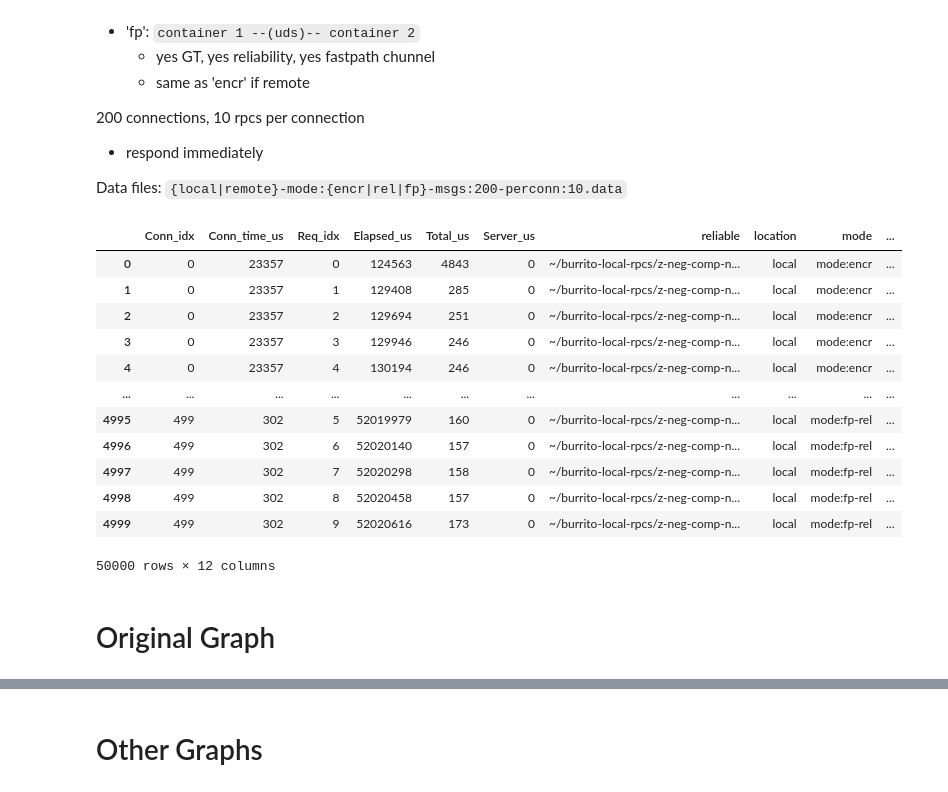
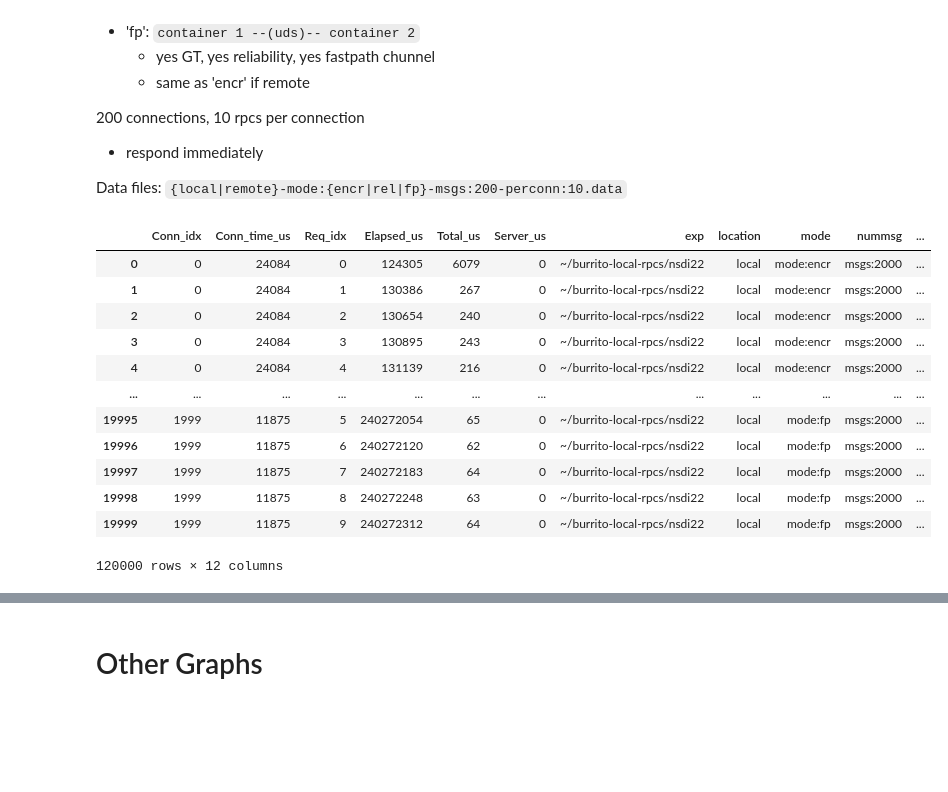
Before and after one commit to akshayknarayan/burrito, a Jupyter notebook: scripts/local-fastpath.ipynb, the cells around one changed output, grey strips where cells are left out. Saved outputs shown, nothing was run; the diff lists cells and outputs as text; code cells hidden in the pictures; blank space fills up the shorter version.

```diff
--- a/scripts/local-fastpath.ipynb
+++ b/scripts/local-fastpath.ipynb
@@ -55,52 +55,50 @@ import matplotlib.pylab as plt
 plt.rcParams['figure.dpi'] = 200
 # %%
 pos = ['local']
-mode = [f'mode:{m}' for m in ['encr', 'rel', 'rel-ux', 'fp', 'fp-rel']]
-msgs = ['msgs:500']
+mode = [f'mode:{m}' for m in ['encr', 'rel', 'fp']]
+msgs = ['msgs:2000']
 perconn = ['perconn:10']
 neg = [f'neg:{x}' for x in ['one', 'zero']]
-version = ['~/burrito-local-rpcs/z-neg-comp-notrace']
+version = ['~/burrito-local-rpcs/nsdi22']
 # %%
 df = None
 for d in version:
     for p in pos:
         for m in mode:
             for nummsg in msgs:
                 for pc in perconn:
                     for n in neg:
                         fn = f"{d}/{p}-{m}-{nummsg}-{pc}-{n}.data"
                         try:
                             file_df = pd.read_csv(fn, sep=",")
                         except:
                             print(fn)
                             continue
-                        file_df['reliable'] = d
+                        file_df['exp'] = d
                         file_df['location'] = p
                         file_df['mode'] = m
                         file_df['nummsg'] = nummsg
                         file_df['perconn'] = pc
                         file_df['withneg'] = n
                         if df is None:
                             df = file_df
                         else:
                             df = df.append(file_df)
 
 df
 # %% [output]
-|  | Conn_idx | Conn_time_us | Req_idx | Elapsed_us | Total_us | Server_us | reliable | location | mode | ... |
-| 0 | 0 | 23357 | 0 | 124563 | 4843 | 0 | ~/burrito-local-rpcs/z-neg-comp-n... | local | mode:encr | ... |
-| 1 | 0 | 23357 | 1 | 129408 | 285 | 0 | ~/burrito-local-rpcs/z-neg-comp-n... | local | mode:encr | ... |
-| 2 | 0 | 23357 | 2 | 129694 | 251 | 0 | ~/burrito-local-rpcs/z-neg-comp-n... | local | mode:encr | ... |
-| 3 | 0 | 23357 | 3 | 129946 | 246 | 0 | ~/burrito-local-rpcs/z-neg-comp-n... | local | mode:encr | ... |
-| 4 | 0 | 23357 | 4 | 130194 | 246 | 0 | ~/burrito-local-rpcs/z-neg-comp-n... | local | mode:encr | ... |
-| ... | ... | ... | ... | ... | ... | ... | ... | ... | ... | ... |
-| 4995 | 499 | 302 | 5 | 52019979 | 160 | 0 | ~/burrito-local-rpcs/z-neg-comp-n... | local | mode:fp-rel | ... |
-| 4996 | 499 | 302 | 6 | 52020140 | 157 | 0 | ~/burrito-local-rpcs/z-neg-comp-n... | local | mode:fp-rel | ... |
-| 4997 | 499 | 302 | 7 | 52020298 | 158 | 0 | ~/burrito-local-rpcs/z-neg-comp-n... | local | mode:fp-rel | ... |
-| 4998 | 499 | 302 | 8 | 52020458 | 157 | 0 | ~/burrito-local-rpcs/z-neg-comp-n... | local | mode:fp-rel | ... |
-| 4999 | 499 | 302 | 9 | 52020616 | 173 | 0 | ~/burrito-local-rpcs/z-neg-comp-n... | local | mode:fp-rel | ... |
+|  | Conn_idx | Conn_time_us | Req_idx | Elapsed_us | Total_us | Server_us | exp | location | mode | nummsg | ... |
+| 0 | 0 | 24084 | 0 | 124305 | 6079 | 0 | ~/burrito-local-rpcs/nsdi22 | local | mode:encr | msgs:2000 | ... |
+| 1 | 0 | 24084 | 1 | 130386 | 267 | 0 | ~/burrito-local-rpcs/nsdi22 | local | mode:encr | msgs:2000 | ... |
+| 2 | 0 | 24084 | 2 | 130654 | 240 | 0 | ~/burrito-local-rpcs/nsdi22 | local | mode:encr | msgs:2000 | ... |
+| 3 | 0 | 24084 | 3 | 130895 | 243 | 0 | ~/burrito-local-rpcs/nsdi22 | local | mode:encr | msgs:2000 | ... |
+| 4 | 0 | 24084 | 4 | 131139 | 216 | 0 | ~/burrito-local-rpcs/nsdi22 | local | mode:encr | msgs:2000 | ... |
+| ... | ... | ... | ... | ... | ... | ... | ... | ... | ... | ... | ... |
+| 19995 | 1999 | 11875 | 5 | 240272054 | 65 | 0 | ~/burrito-local-rpcs/nsdi22 | local | mode:fp | msgs:2000 | ... |
+| 19996 | 1999 | 11875 | 6 | 240272120 | 62 | 0 | ~/burrito-local-rpcs/nsdi22 | local | mode:fp | msgs:2000 | ... |
+| 19997 | 1999 | 11875 | 7 | 240272183 | 64 | 0 | ~/burrito-local-rpcs/nsdi22 | local | mode:fp | msgs:2000 | ... |
+| 19998 | 1999 | 11875 | 8 | 240272248 | 63 | 0 | ~/burrito-local-rpcs/nsdi22 | local | mode:fp | msgs:2000 | ... |
+| 19999 | 1999 | 11875 | 9 | 240272312 | 64 | 0 | ~/burrito-local-rpcs/nsdi22 | local | mode:fp | msgs:2000 | ... |
-50000 rows × 12 columns
+120000 rows × 12 columns
 # %%
 df.to_csv("./local-fastpath-data.csv")
-# %% [markdown]
-# Original Graph
```
Also changed, not shown: parts of 6 cells of this notebook.
